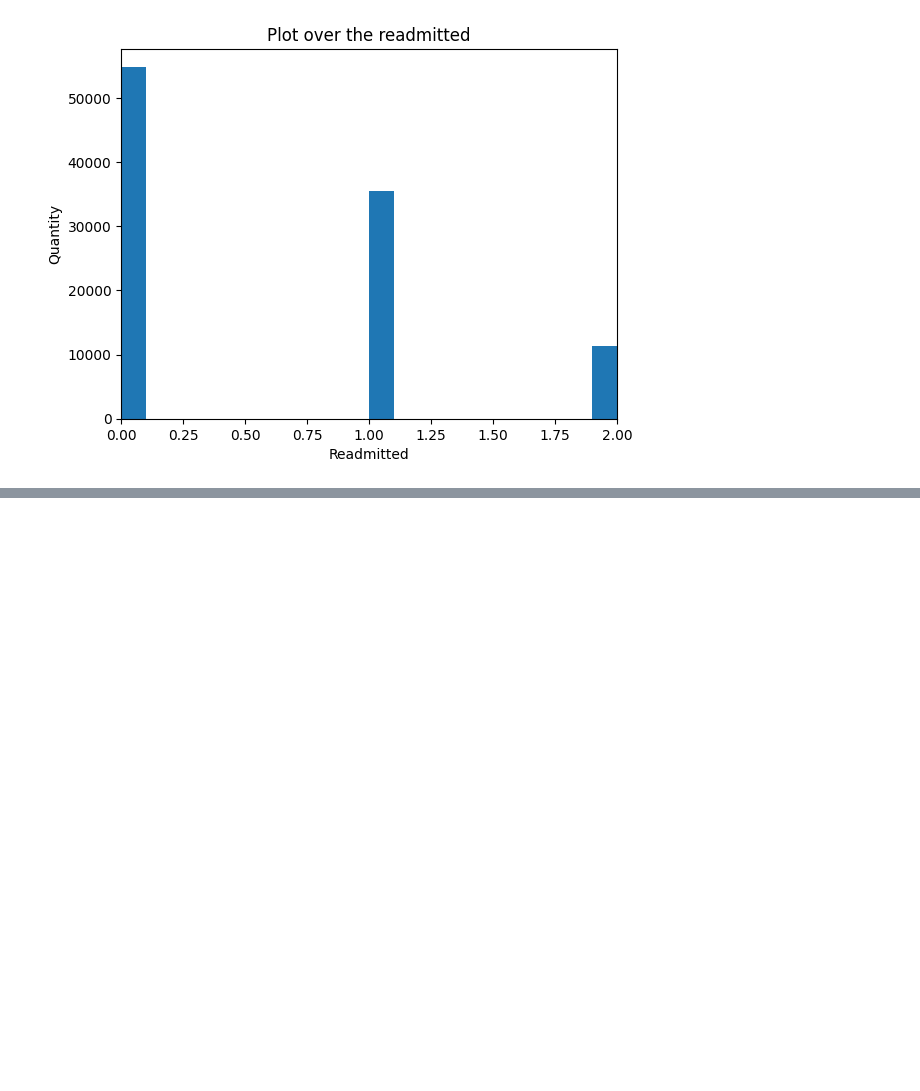
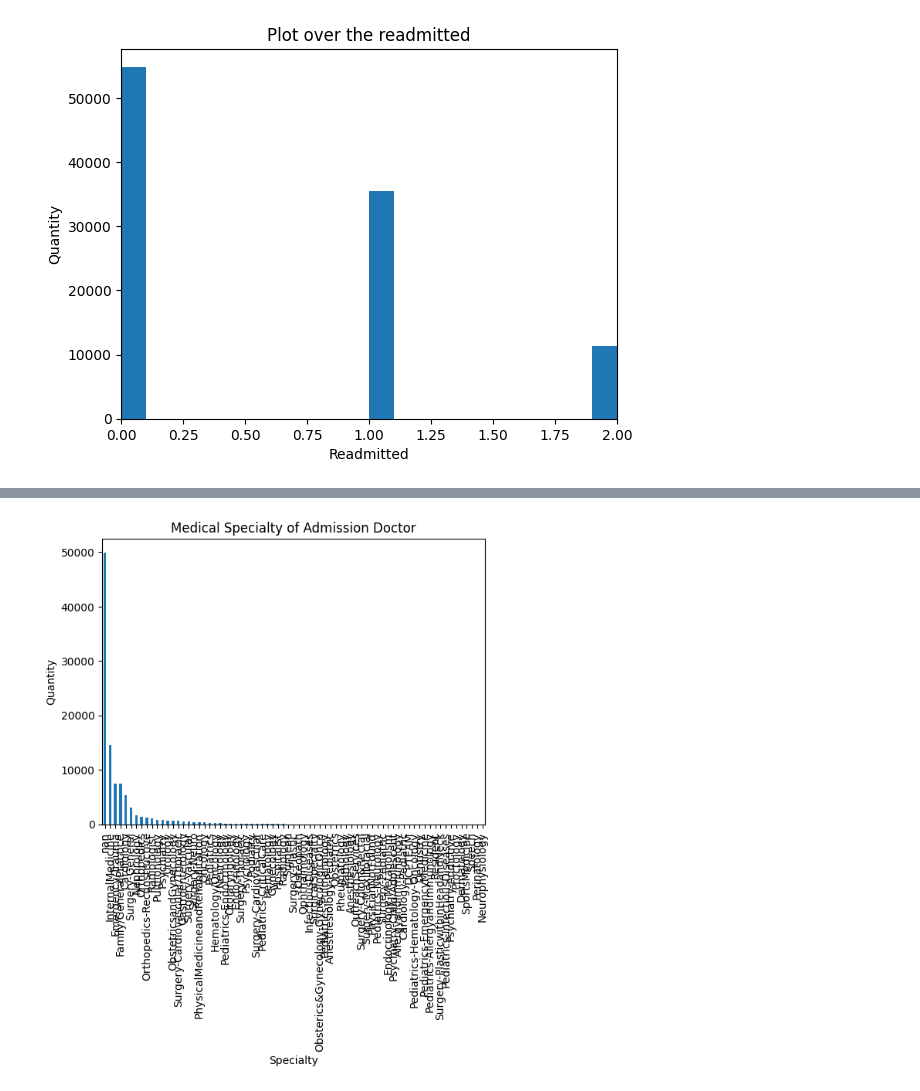
Before and after one commit to hannahpettersson/machinelearning_group10, a Jupyter notebook: plot.ipynb, the cells around one changed output, grey strips where cells are left out. Saved outputs shown, nothing was run; the diff lists cells and outputs as text; code cells hidden in the pictures; blank space fills up the shorter version.

```diff
--- a/plot.ipynb
+++ b/plot.ipynb
@@ -102,0 +149,16 @@ plt.show()
+# %%
+gender = newdf['medical_specialty'].value_counts(dropna=False)
+
+gender = gender.rename(index={"Unknown/Invalid": "Unknown", None: "Unknown"})
+
+gender.plot(kind='bar')
+
+plt.title("Medical Specialty of Admission Doctor")
+plt.xlabel("Specialty")
+plt.ylabel("Quantity")
+# plt.xticks(rotation=45) # Rotates labels so they don't overlap
+# plt.tight_layout()       # Ensures labels aren't cut off
+
+plt.show()
+# %% [output]
+[figure, added]
```
Also changed, not shown: parts of 5 cells of this notebook.
